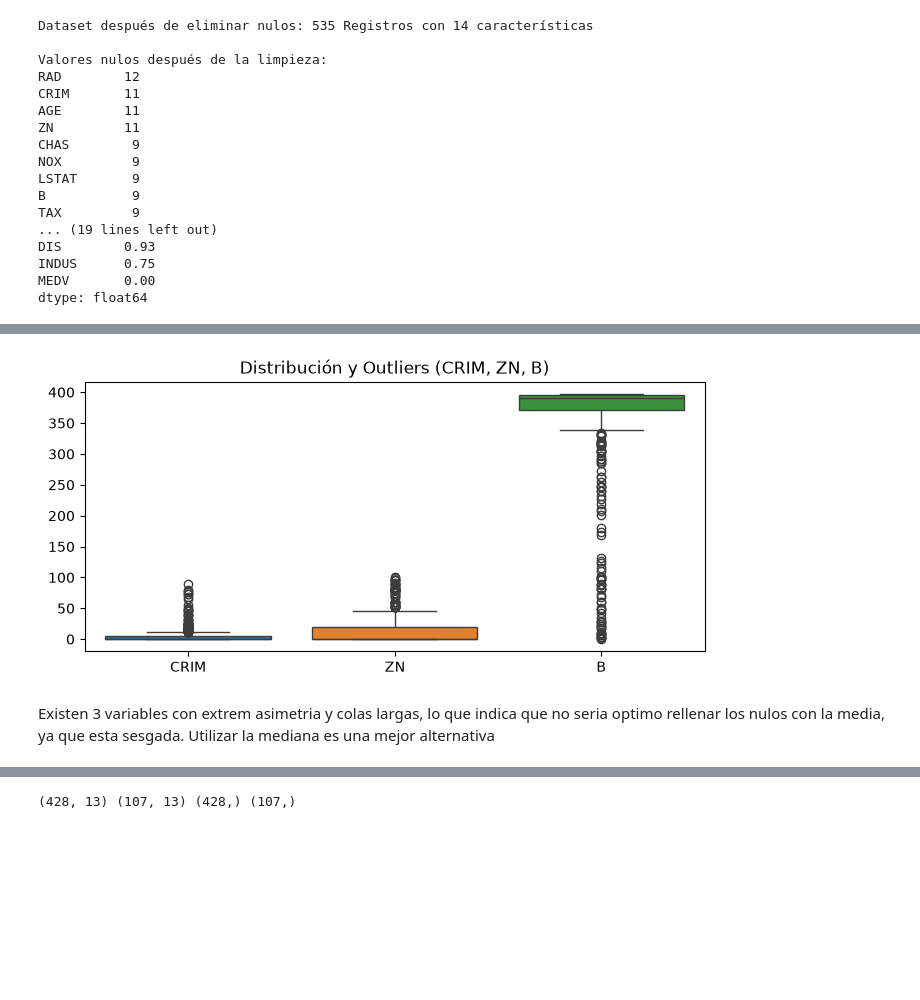
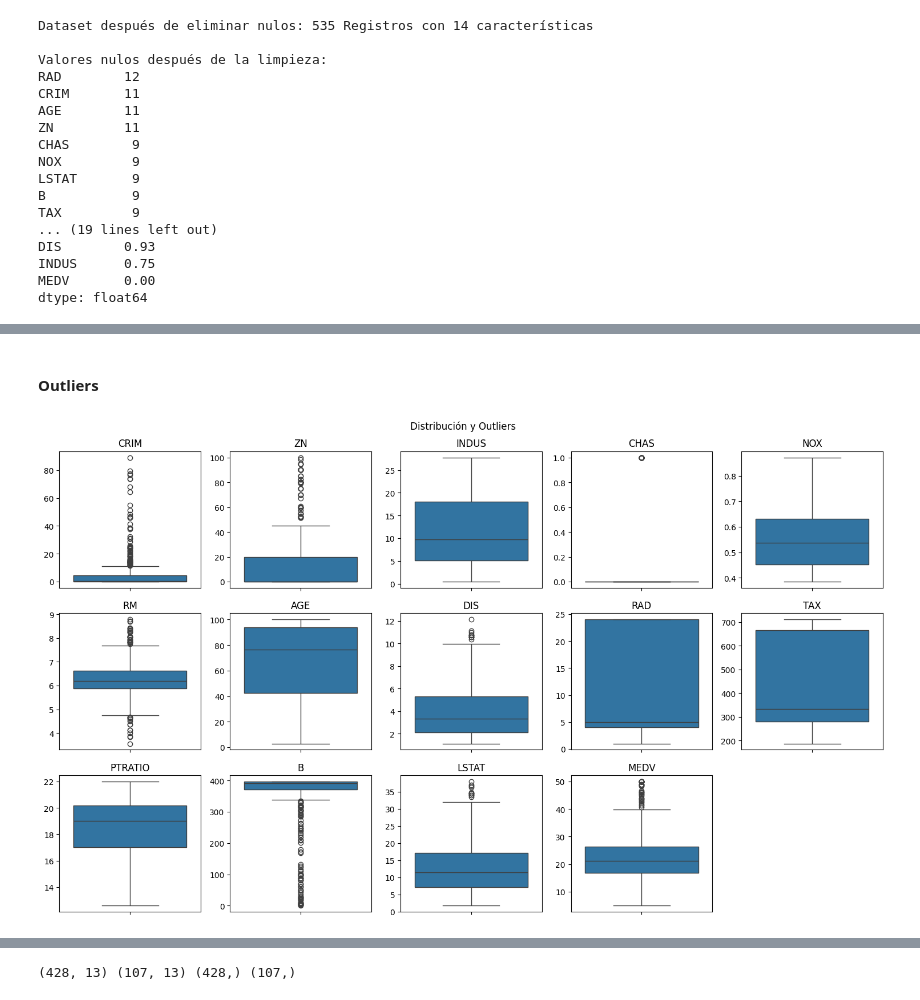
Before and after one commit to AlvaTF/TP-AA1-Ruiz-Toledo-Mendoza, a Jupyter notebook: TP_1/TP-regresion-AA1.ipynb, the cells around one changed output, grey strips where cells are left out. Saved outputs shown, nothing was run; the diff lists cells and outputs as text; code cells hidden in the pictures; blank space fills up the shorter version.

```diff
--- a/TP_1/TP-regresion-AA1.ipynb
+++ b/TP_1/TP-regresion-AA1.ipynb
@@ -164,9 +172,20 @@ Relacion alta con MEDV (target): RM tiene una alta relacion positiva (r=0.59) y
-# %%
-plt.figure(figsize=(8, 3.5))
-sns.boxplot(data=data_orig[['CRIM', 'ZN', 'B']])
-plt.title('Distribución y Outliers (CRIM, ZN, B)')
-plt.show()
-# %% [output]
-[figure, removed]
-# %% [markdown]
-Existen 3 variables con extrem asimetria y colas largas, lo que indica que no seria optimo rellenar los nulos con la media, ya que esta sesgada. Utilizar la mediana es una mejor alternativa
+# %% [markdown]
+#### Outliers
+# %%
+colum = data_orig.columns
+
+fig, axes = plt.subplots(3, 5, figsize=(15, 9))
+
+for ax, col in zip(axes.flat, colum):
+    sns.boxplot(y=data_orig[col], ax=ax)
+    ax.set_title(col)
+    ax.set_ylabel('')
+
+for ax in axes.flat[len(colum):]:
+    ax.set_visible(False)
+
+fig.suptitle('Distribución y Outliers')
+plt.tight_layout()
+plt.show()
+# %% [output]
+[figure, added]
```
Also changed, not shown: parts of 16 cells of this notebook.
